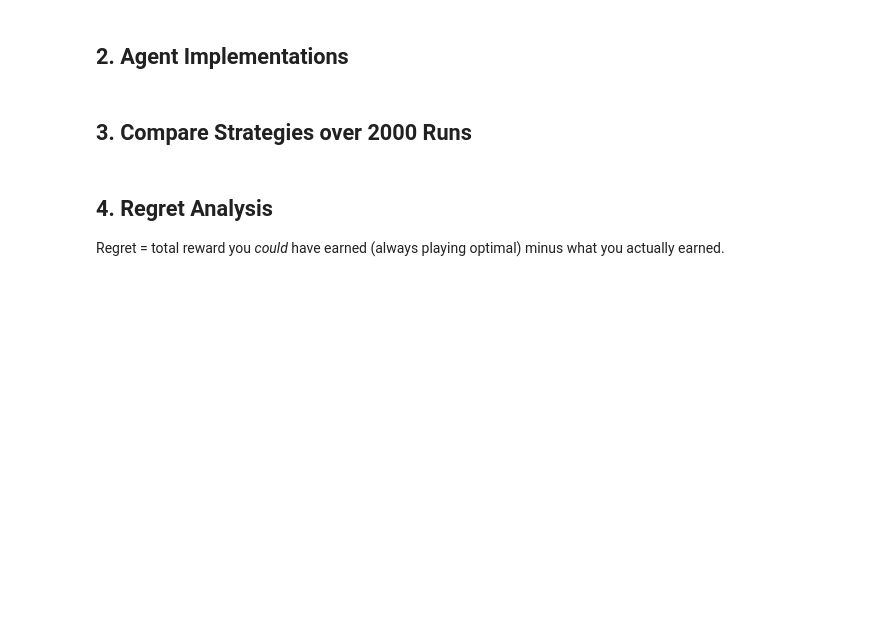
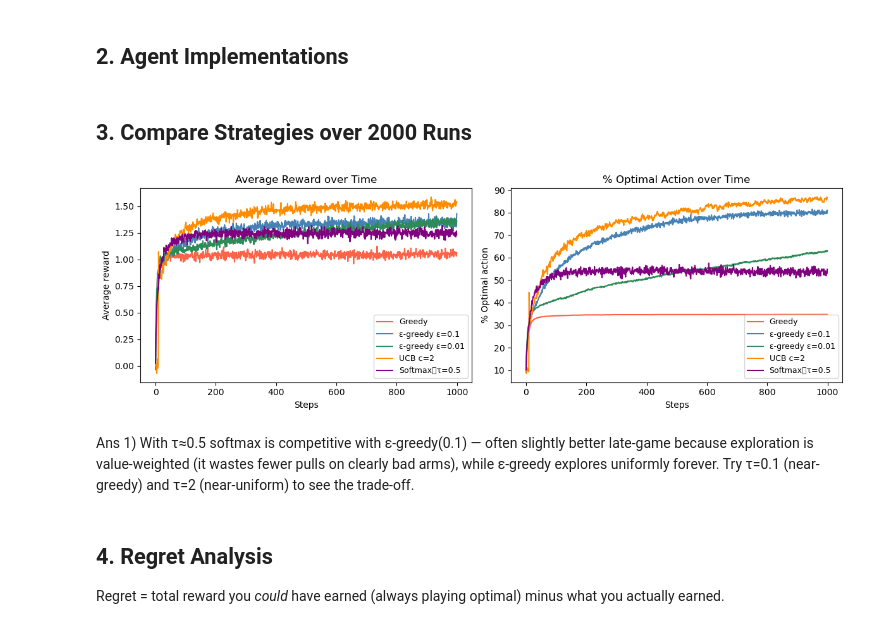
Before and after one commit to Arinus33/SoC-RL-TillW5, a Jupyter notebook: Week 2/03_multi_armed_bandit.ipynb, the cells around one changed output. Cells and saved outputs as stored; diff of their text form; code cells hidden in the pictures; blank space fills up the shorter version.

```diff
--- a/Week 2/03_multi_armed_bandit.ipynb
+++ b/Week 2/03_multi_armed_bandit.ipynb
@@ -50,37 +53,55 @@ def run_agent(bandit, policy, n_steps=1000):
 def greedy(Q, N, t):          return np.argmax(Q)
 def epsilon_greedy(eps):      return lambda Q, N, t: np.random.randint(len(Q)) if np.random.rand() < eps else np.argmax(Q)
 def ucb(c=2):                 return lambda Q, N, t: np.argmax(Q + c * np.sqrt(np.log(t+1) / (N+1e-9)))
+# %%
+def	softmax_policy(tau=0.5):
+				def	policy(Q,	N,	t):
+								prefs	=	Q	/	tau
+								prefs	=	prefs	-	prefs.max()										#	numerical	stability
+								p	=	np.exp(prefs)
+								p	/=	p.sum()
+								return	np.random.choice(len(Q),	p=p)
+				return	policy
 # %% [markdown]
 ## 3. Compare Strategies over 2000 Runs
 # %%
 N_RUNS = 2000
 N_STEPS = 1000
 
 configs = [
     ('Greedy',         greedy,              'tomato'),
     ('ε-greedy ε=0.1', epsilon_greedy(0.1), 'steelblue'),
     ('ε-greedy ε=0.01',epsilon_greedy(0.01),'seagreen'),
     ('UCB c=2',        ucb(2),              'darkorange'),
+    ('Softmax	τ=0.5',		softmax_policy(0.5),	'purple'),
 ]
 
 fig, axes = plt.subplots(1, 2, figsize=(12, 4))
 
 for label, policy, color in configs:
     all_rewards   = np.zeros((N_RUNS, N_STEPS))
     all_optimal   = np.zeros((N_RUNS, N_STEPS))
     for run in range(N_RUNS):
         b = Bandit(n_arms=10)
         r, opt = run_agent(b, policy, N_STEPS)
         all_rewards[run] = r
         all_optimal[run] = opt
     axes[0].plot(all_rewards.mean(axis=0), label=label, color=color, linewidth=1.5)
     axes[1].plot(all_optimal.mean(axis=0)*100, label=label, color=color, linewidth=1.5)
 
 axes[0].set_xlabel('Steps'); axes[0].set_ylabel('Average reward')
 axes[0].set_title('Average Reward over Time'); axes[0].legend(fontsize=9)
 axes[1].set_xlabel('Steps'); axes[1].set_ylabel('% Optimal action')
 axes[1].set_title('% Optimal Action over Time'); axes[1].legend(fontsize=9)
 plt.tight_layout(); plt.show()
+# %% [output]
+[figure, added]
+# %% [markdown]
+Ans 1) With	τ≈0.5	softmax	is	competitive	with	ε-greedy(0.1)	—
+often	slightly	better	late-game	because	exploration	is	value-weighted
+(it	wastes	fewer	pulls	on	clearly	bad	arms),	while	ε-greedy	explores
+uniformly	forever.	Try	τ=0.1	(near-greedy)	and	τ=2	(near-uniform)	to
+see	the	trade-off.
 # %% [markdown]
 ## 4. Regret Analysis
 Regret = total reward you *could* have earned (always playing optimal) minus what you actually earned.
```
Also changed, not shown: parts of 2 cells of this notebook, 9 other files.
